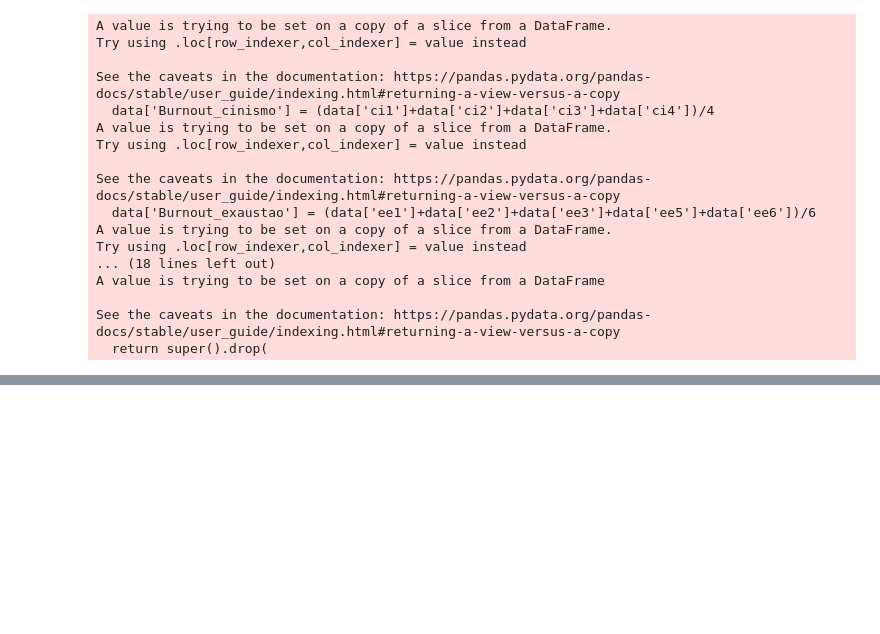
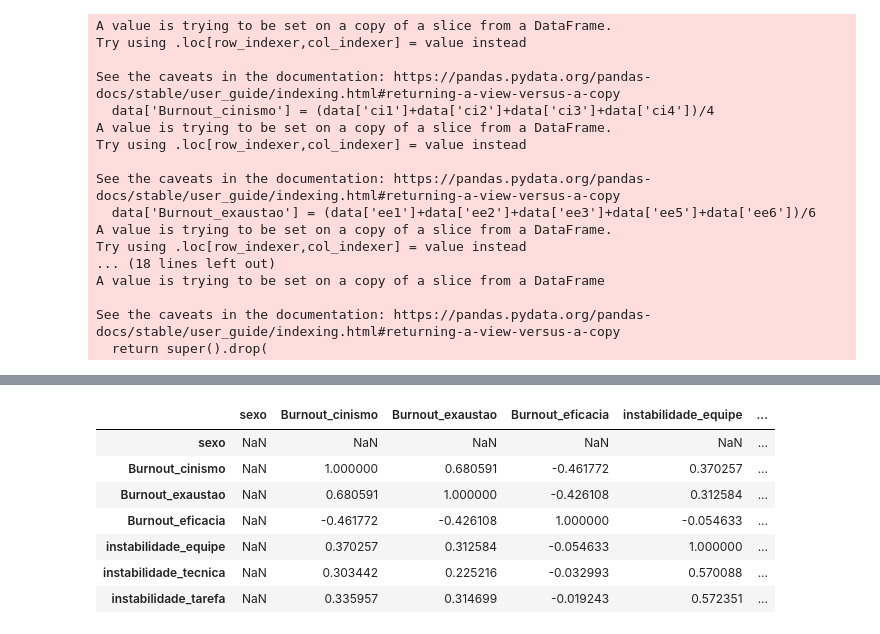
Before and after one commit to dan1lo/PesquisaDoutoradoPosDiferencas, a Jupyter notebook: artigo.ipynb, the cells around one changed output, grey strips where cells are left out. Saved outputs shown, nothing was run; the diff lists cells and outputs as text; code cells hidden in the pictures; blank space fills up the shorter version.

```diff
--- a/artigo.ipynb
+++ b/artigo.ipynb
@@ -182 +166,22 @@ data_masculino.corr()
+# %%
+a_retirar = [
+    'idade',
+    'anoFormacao',
+    'existenciaProjeto',
+    'mesesNoProjeto'
+]
+data_limpa  = data.drop(columns = a_retirar)
+data_masculino = data_limpa.loc[data_limpa['sexo']==1 ]
+
+#data_masculino.drop('sexo', inplace= True)
+data_masculino.corr()
+# %% [output]
+|  | sexo | Burnout_cinismo | Burnout_exaustao | Burnout_eficacia | instabilidade_equipe | ... |
+| sexo | NaN | NaN | NaN | NaN | NaN | ... |
+| Burnout_cinismo | NaN | 1.000000 | 0.680591 | -0.461772 | 0.370257 | ... |
+| Burnout_exaustao | NaN | 0.680591 | 1.000000 | -0.426108 | 0.312584 | ... |
+| Burnout_eficacia | NaN | -0.461772 | -0.426108 | 1.000000 | -0.054633 | ... |
+| instabilidade_equipe | NaN | 0.370257 | 0.312584 | -0.054633 | 1.000000 | ... |
+| instabilidade_tecnica | NaN | 0.303442 | 0.225216 | -0.032993 | 0.570088 | ... |
+| instabilidade_tarefa | NaN | 0.335957 | 0.314699 | -0.019243 | 0.572351 | ... |
 # %%
```
Also changed, not shown: parts of 2 cells of this notebook, 2 other files.
